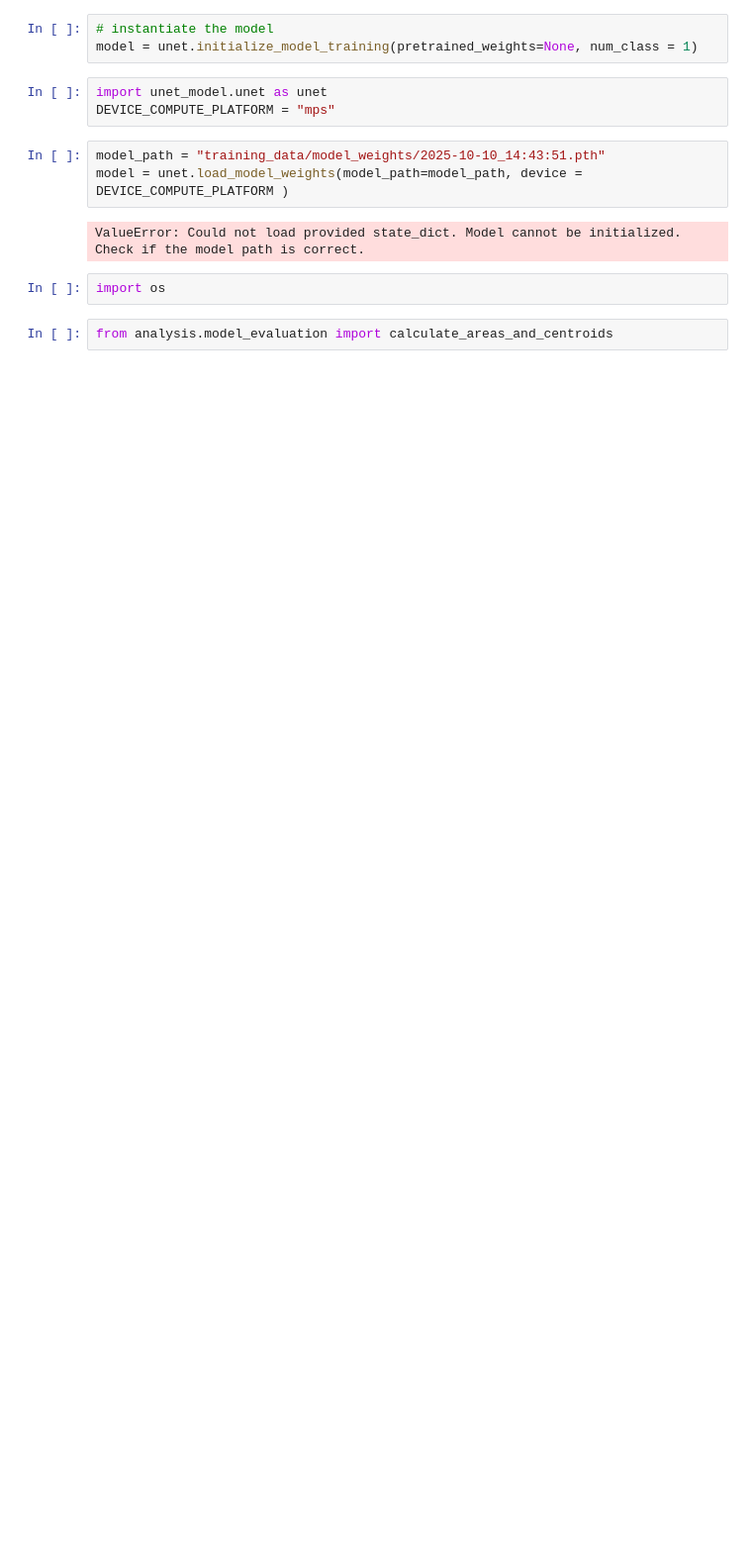
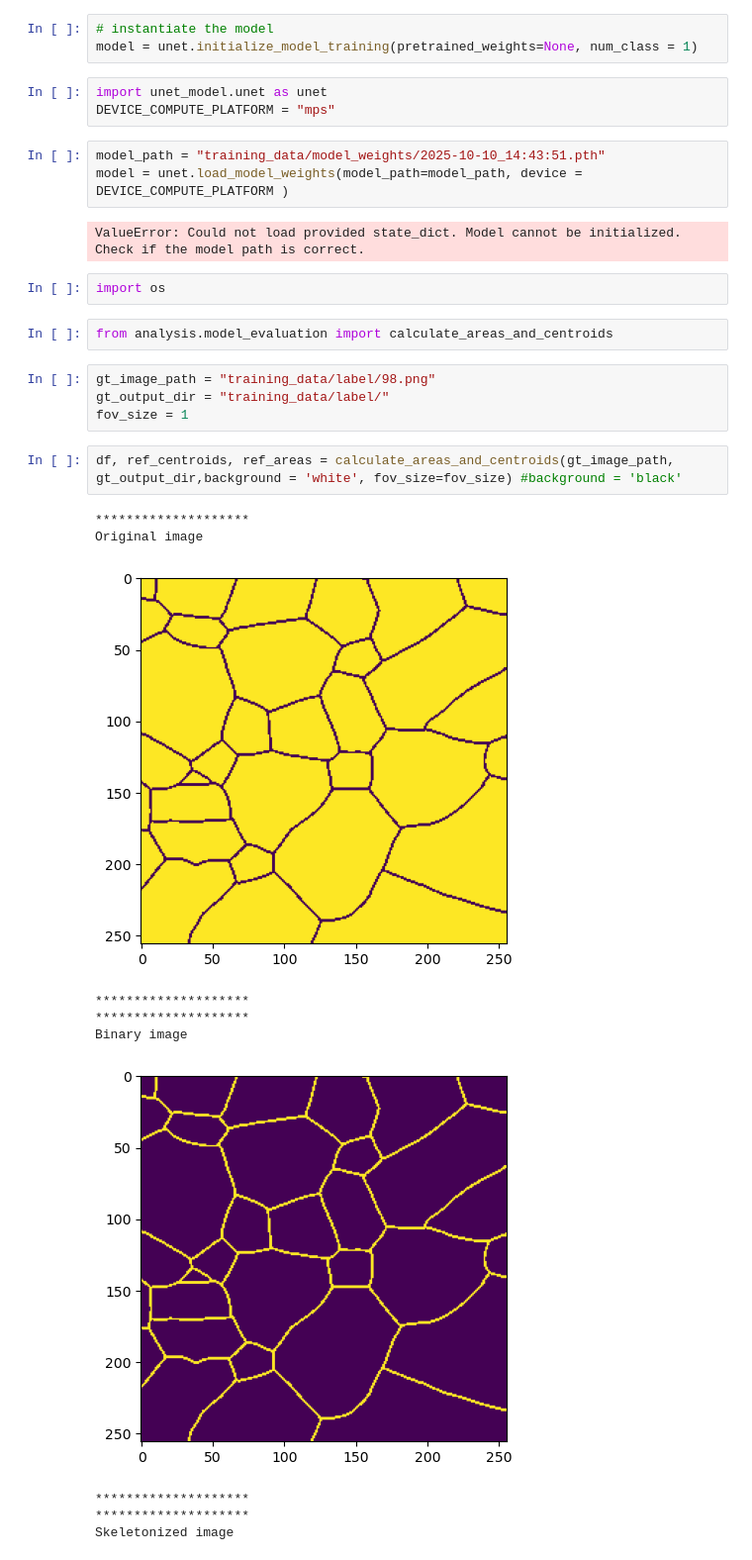
Before and after one commit to JGoddy/grain_unet, a Jupyter notebook: UNET.ipynb, the cells around one changed output. Shown at 99% size. Saved outputs shown, nothing was run; the diff lists cells and outputs as text; blank space fills up the shorter version.

```diff
--- a/UNET.ipynb
+++ b/UNET.ipynb
@@ -132,3 +132,20 @@ ValueError: Could not load provided state_dict. Model cannot be initialized. Che
 import os
 # %%
 from analysis.model_evaluation import calculate_areas_and_centroids
+# %%
+gt_image_path = "training_data/label/98.png"
+gt_output_dir = "training_data/label/"
+fov_size = 1
+# %%
+df, ref_centroids, ref_areas = calculate_areas_and_centroids(gt_image_path, gt_output_dir,background = 'white', fov_size=fov_size) #background = 'black'
+# %% [output]
+********************
+Original image
+[figure, added]
+********************
+********************
+Binary image
+[figure, added]
+********************
+********************
+Skeletonized image
```
Also changed, not shown: parts of 31 cells of this notebook, 8 other files.
